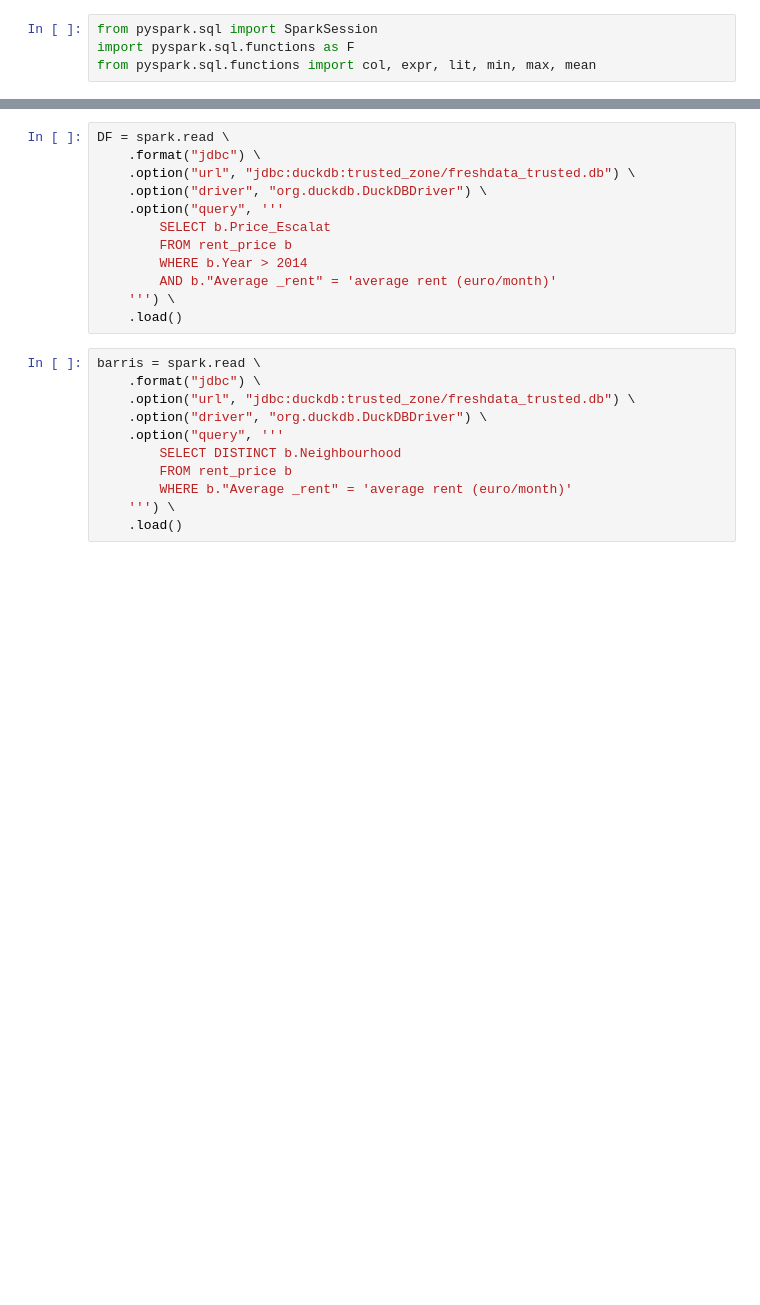
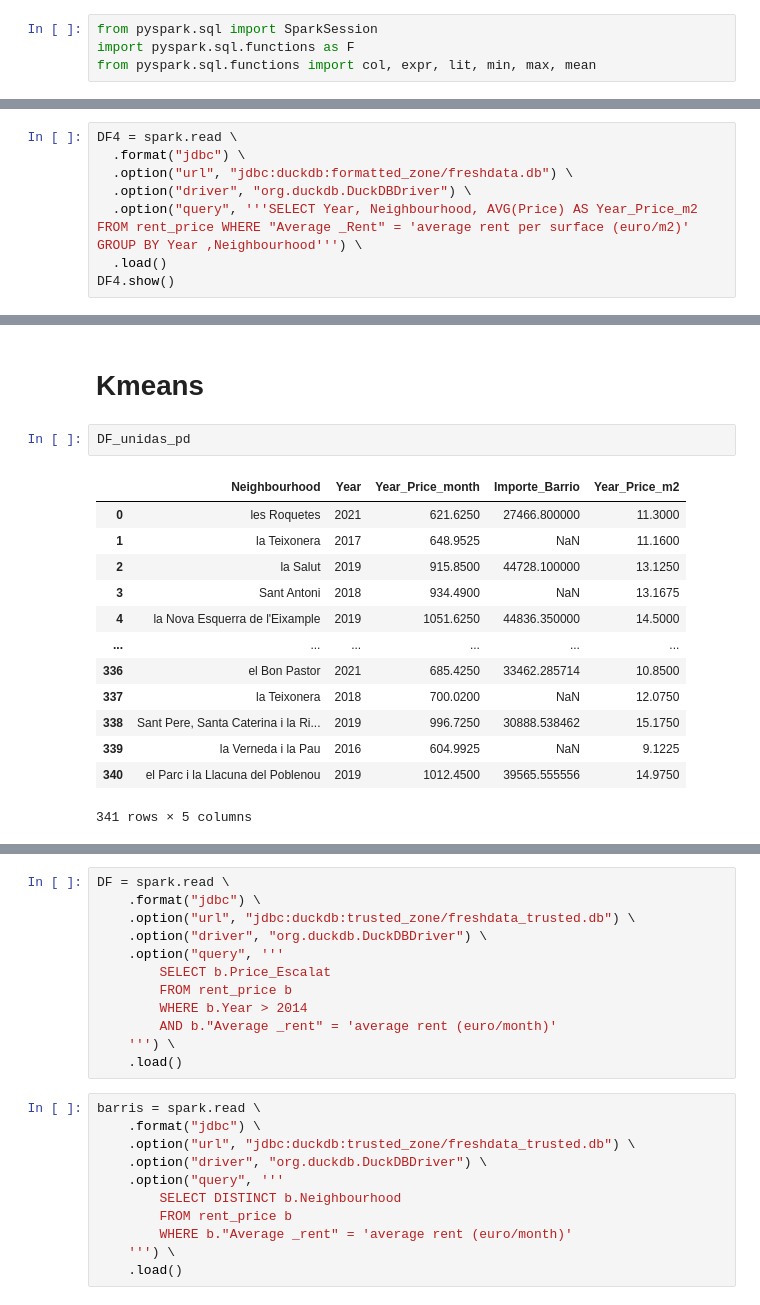
Before and after one commit to ruthparajo/FreshData-BDA, a Jupyter notebook: exploited_zone.ipynb, the cells around one changed output, grey strips where cells are left out. Drawn from its saved outputs; the diff is of its cells as text; blank space fills up the shorter version.

```diff
--- a/exploited_zone.ipynb
+++ b/exploited_zone.ipynb
@@ -12,0 +95,8 @@ To adjust logging level use sc.setLogLevel(newLevel). For SparkR, use setLogLeve
+# %%
+DF4 = spark.read \
+  .format("jdbc") \
+  .option("url", "jdbc:duckdb:formatted_zone/freshdata.db") \
+  .option("driver", "org.duckdb.DuckDBDriver") \
+  .option("query", '''SELECT Year, Neighbourhood, AVG(Price) AS Year_Price_m2 FROM rent_price WHERE "Average _Rent" = 'average rent per surface (euro/m2)' GROUP BY Year ,Neighbourhood''') \
+  .load()
+DF4.show()
@@ -12,0 +191,18 @@ To adjust logging level use sc.setLogLevel(newLevel). For SparkR, use setLogLeve
+# %% [markdown]
+# Kmeans
+# %%
+DF_unidas_pd
+# %% [output]
+|  | Neighbourhood | Year | Year_Price_month | Importe_Barrio | Year_Price_m2 |
+| 0 | les Roquetes | 2021 | 621.6250 | 27466.800000 | 11.3000 |
+| 1 | la Teixonera | 2017 | 648.9525 | NaN | 11.1600 |
+| 2 | la Salut | 2019 | 915.8500 | 44728.100000 | 13.1250 |
+| 3 | Sant Antoni | 2018 | 934.4900 | NaN | 13.1675 |
+| 4 | la Nova Esquerra de l'Eixample | 2019 | 1051.6250 | 44836.350000 | 14.5000 |
+| ... | ... | ... | ... | ... | ... |
+| 336 | el Bon Pastor | 2021 | 685.4250 | 33462.285714 | 10.8500 |
+| 337 | la Teixonera | 2018 | 700.0200 | NaN | 12.0750 |
+| 338 | Sant Pere, Santa Caterina i la Ri... | 2019 | 996.7250 | 30888.538462 | 15.1750 |
+| 339 | la Verneda i la Pau | 2016 | 604.9925 | NaN | 9.1225 |
+| 340 | el Parc i la Llacuna del Poblenou | 2019 | 1012.4500 | 39565.555556 | 14.9750 |
+341 rows × 5 columns
```
Also changed, not shown: parts of 25 cells of this notebook, 1 other file.
